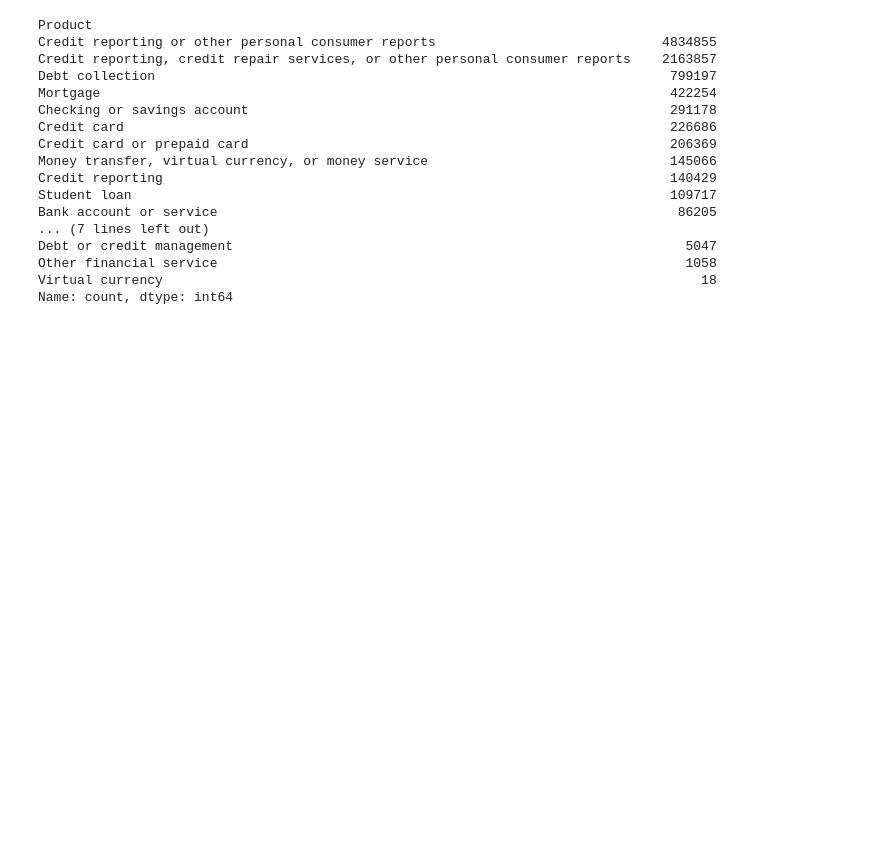
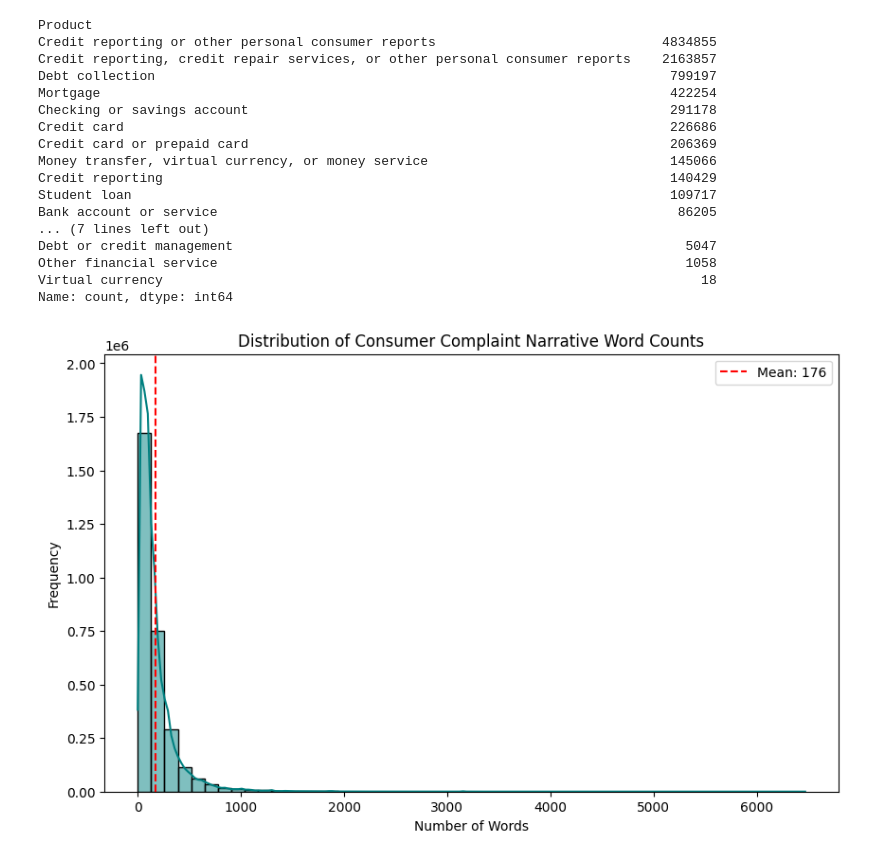
Before and after one commit to Hermi-101/rag-complaint-chatbot, a Jupyter notebook: notebooks/01_eda_and_preprocessing.ipynb, the cells around one changed output. Drawn from its saved outputs; the diff is of its cells as text; code cells hidden in the pictures; blank space fills up the shorter version.

Commit message:
viz: add narrative length distribution plots and outlier analysis

```diff
--- a/notebooks/01_eda_and_preprocessing.ipynb
+++ b/notebooks/01_eda_and_preprocessing.ipynb
@@ -46,3 +46,24 @@ Debt or credit management
 Other financial service                                                            1058
 Virtual currency                                                                     18
 Name: count, dtype: int64
+# %%
+import matplotlib.pyplot as plt
+import seaborn as sns
+
+# Calculate word counts for narratives (only for rows that have them)
+# We use a temporary series to avoid errors on NaN values
+narrative_lengths = df['Consumer complaint narrative'].dropna().apply(lambda x: len(x.split()))
+
+# Add this to your dataframe if you want to keep track of it
+df['word_count'] = narrative_lengths
+# %%
+plt.figure(figsize=(10, 6))
+sns.histplot(narrative_lengths, bins=50, kde=True, color='teal')
+plt.title('Distribution of Consumer Complaint Narrative Word Counts')
+plt.xlabel('Number of Words')
+plt.ylabel('Frequency')
+plt.axvline(narrative_lengths.mean(), color='red', linestyle='--', label=f'Mean: {narrative_lengths.mean():.0f}')
+plt.legend()
+plt.show()
+# %% [output]
+[figure, added]
```
Also changed, not shown: parts of 1 cell of this notebook.
